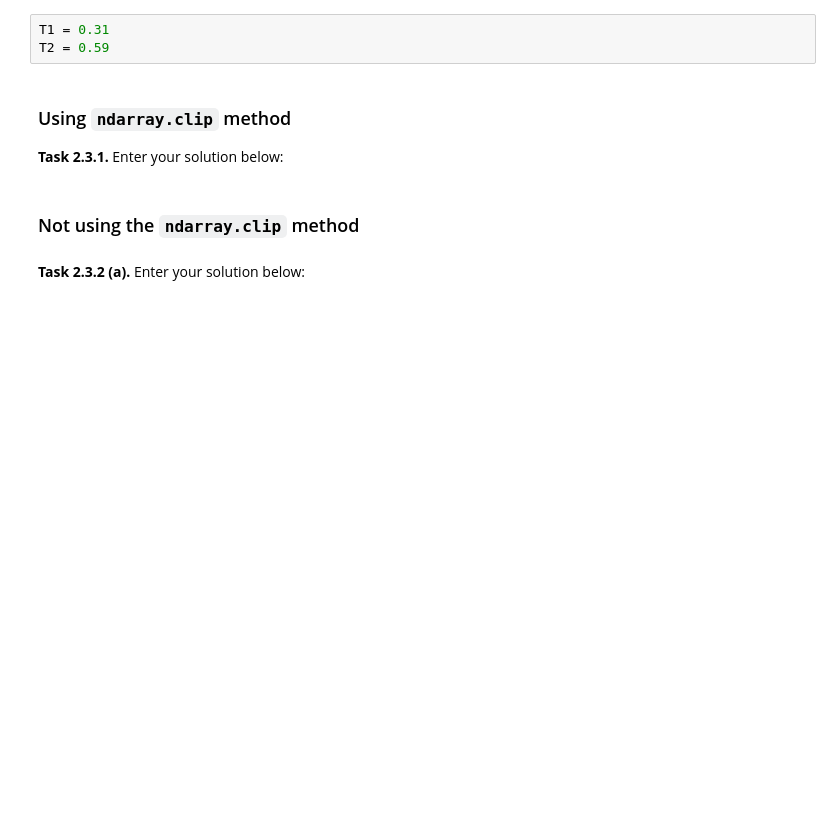
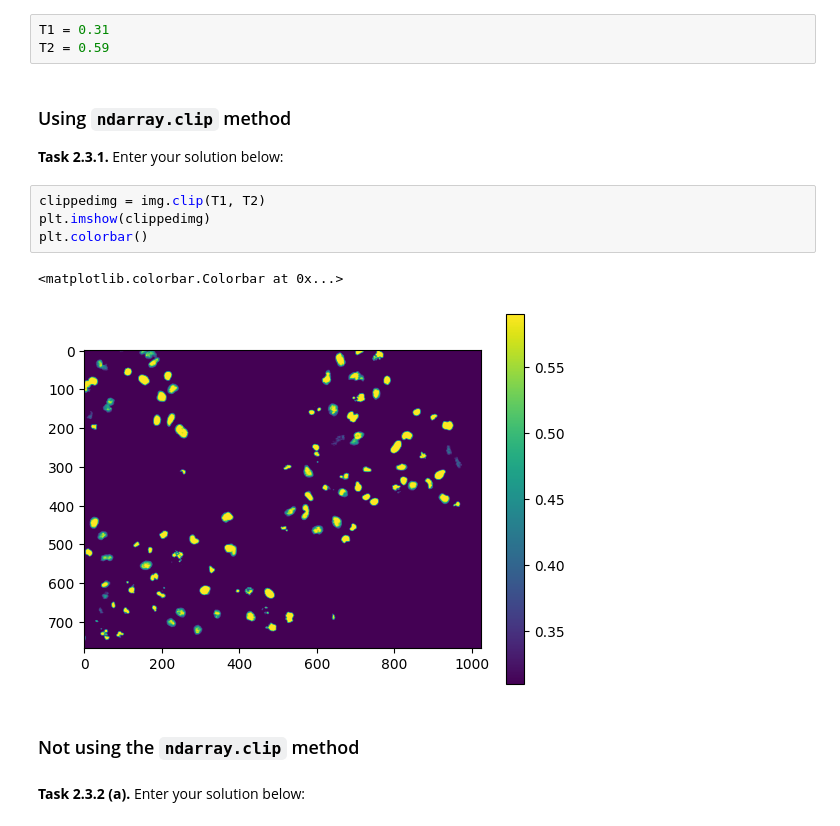
Before and after one commit to kathrinkreischer/mobi-fs3-python, a Jupyter notebook: task2.ipynb, the cells around one changed output. Drawn from its saved outputs; the diff is of its cells as text; blank space fills up the shorter version.

```diff
--- a/task2.ipynb
+++ b/task2.ipynb
@@ -47,6 +47,13 @@ T2 = 0.59
 ### Using `ndarray.clip` method
 
 **<a id="#">Task 2.3.1.</a>** Enter your solution below:
+# %%
+clippedimg = img.clip(T1, T2)
+plt.imshow(clippedimg)
+plt.colorbar()
+# %% [output]
+<matplotlib.colorbar.Colorbar at 0x...>
+[figure, added]
 # %% [markdown]
 ### Not using the `ndarray.clip` method
 # %% [markdown]
```
Also changed, not shown: parts of 2 cells of this notebook.
